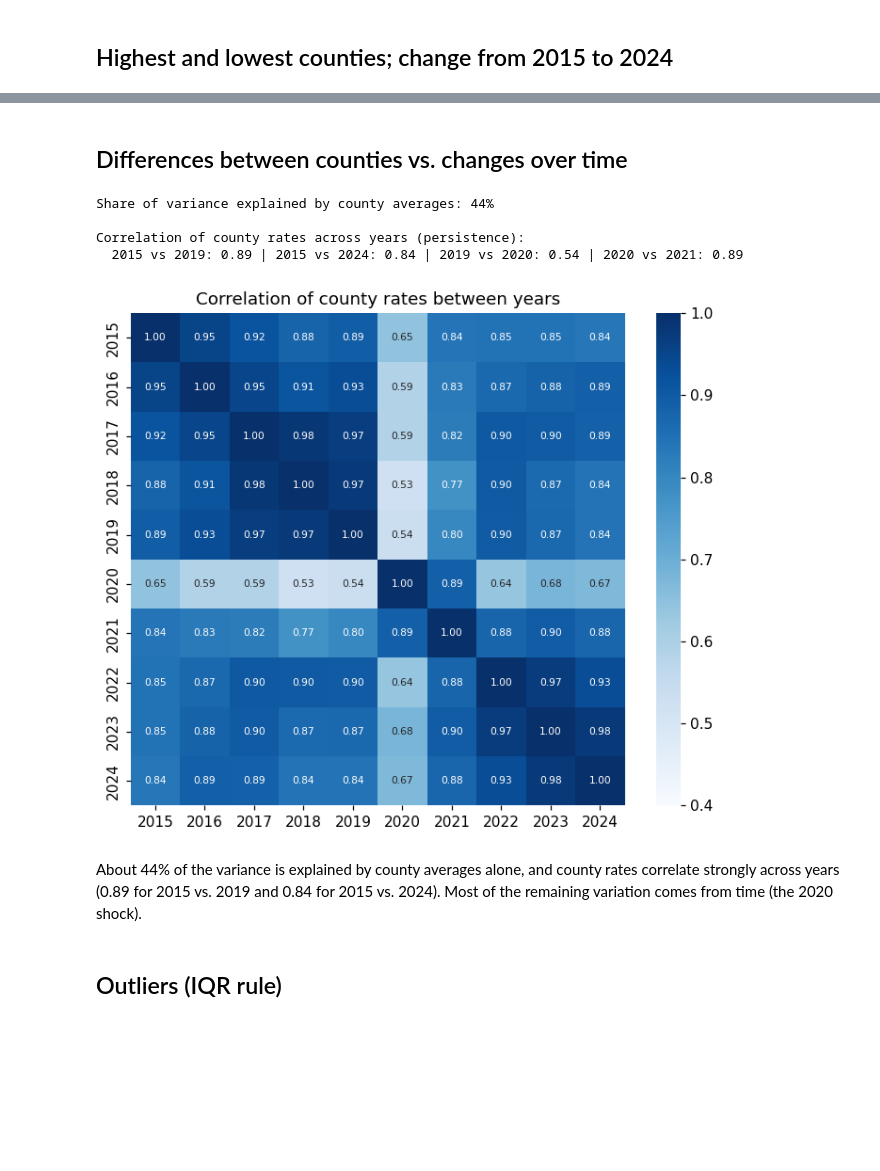
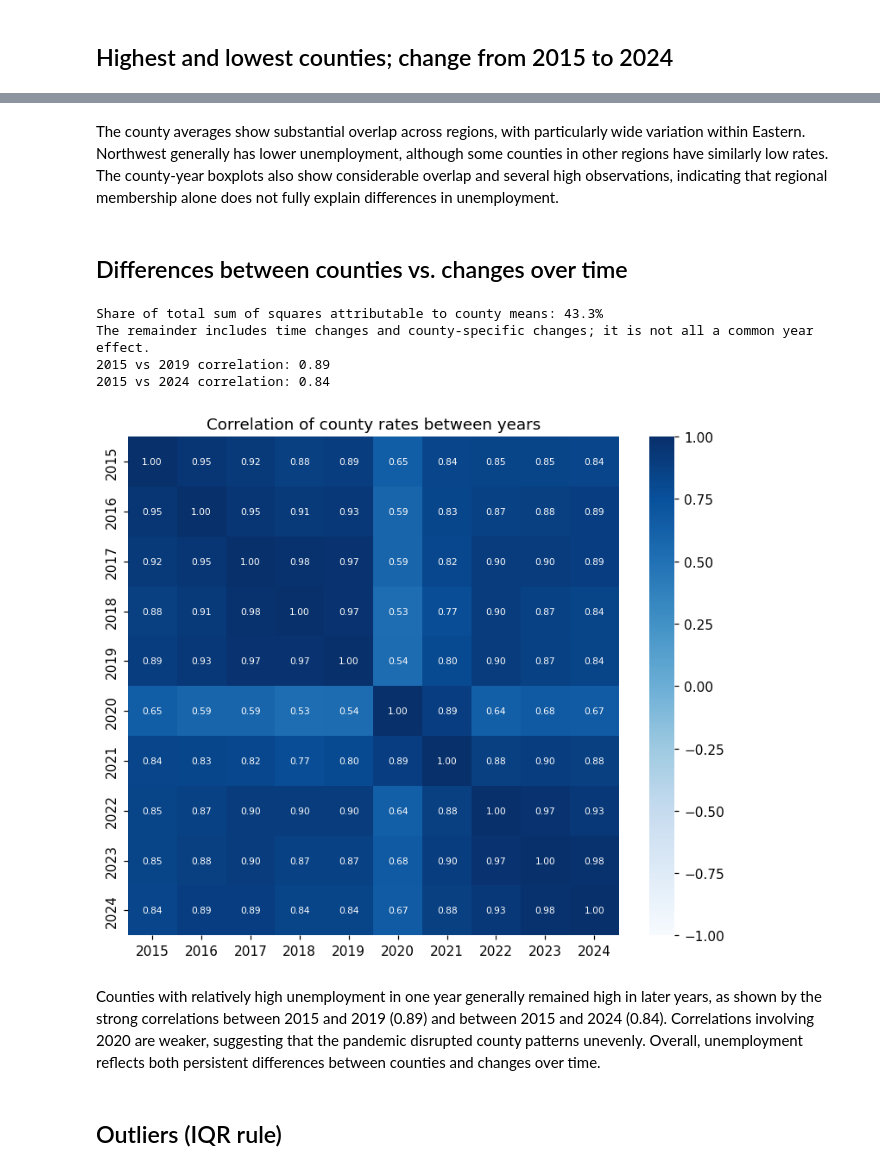
Before and after one commit to binay8/wa-housing, a Jupyter notebook: code/EDA_unemployment rate.ipynb, the cells around one changed output, grey strips where cells are left out. Drawn from its saved outputs; the diff is of its cells as text; code cells hidden in the pictures; blank space fills up the shorter version.

```diff
--- a/code/EDA_unemployment rate.ipynb
+++ b/code/EDA_unemployment rate.ipynb
@@ -179,22 +257,32 @@ two.groupby("region")["unemployment_rate"].agg(["count", "mean", "std", "min", "
+# %% [markdown]
+The county averages show substantial overlap across regions, with particularly wide variation within Eastern. Northwest generally has lower unemployment, although some counties in other regions have similarly low rates. The county-year boxplots also show considerable overlap and several high observations, indicating that regional membership alone does not fully explain differences in unemployment.
 # %% [markdown]
 ## Differences between counties vs. changes over time
 # %%
-total_var = df["unemployment_rate"].var()
-between = df.groupby("county")["unemployment_rate"].mean().var()
-print(f"Share of variance explained by county averages: {between / total_var:.0%}")
-print("\nCorrelation of county rates across years (persistence):")
-print(f"  2015 vs 2019: {wide[2015].corr(wide[2019]):.2f} | 2015 vs 2024: {wide[2015].corr(wide[2024]):.2f} | 2019 vs 2020: {wide[2019].corr(wide[2020]):.2f} | 2020 vs 2021: {wide[2020].corr(wide[2021]):.2f}")
-fig, ax = plt.subplots(figsize=(6.5, 5.5))
-sns.heatmap(wide.corr(), annot=True, fmt=".2f", cmap="Blues", vmin=0.4, vmax=1, annot_kws={"size": 7}, ax=ax); ax.grid(False)
-ax.set(title="Correlation of county rates between years", xlabel="", ylabel=""); plt.tight_layout(); plt.show()
+# Exact sum-of-squares decomposition, using all county-year observations.
+grand_mean = df["unemployment_rate"].mean()
+county_mean_per_row = df.groupby("county_fips")["unemployment_rate"].transform("mean")
+ss_total = ((df["unemployment_rate"] - grand_mean) ** 2).sum()
+ss_between = ((county_mean_per_row - grand_mean) ** 2).sum()
+ss_within = ((df["unemployment_rate"] - county_mean_per_row) ** 2).sum()
+assert np.isclose(ss_total, ss_between + ss_within)
+print(f"Share of total sum of squares attributable to county means: {ss_between / ss_total:.1%}")
+print("The remainder includes time changes and county-specific changes; it is not all a common year effect.")
+print(f"2015 vs 2019 correlation: {wide[2015].corr(wide[2019]):.2f}")
+print(f"2015 vs 2024 correlation: {wide[2015].corr(wide[2024]):.2f}")
+fig, ax = plt.subplots(figsize=(7, 6))
+sns.heatmap(wide.corr(), annot=True, fmt=".2f", cmap="Blues", vmin=-1, vmax=1, annot_kws={"size": 7}, ax=ax)
+ax.grid(False)
+ax.set(title="Correlation of county rates between years", xlabel="", ylabel="")
+plt.tight_layout(); plt.show()
 # %% [output]
-Share of variance explained by county averages: 44%
-
-Correlation of county rates across years (persistence):
-  2015 vs 2019: 0.89 | 2015 vs 2024: 0.84 | 2019 vs 2020: 0.54 | 2020 vs 2021: 0.89
+Share of total sum of squares attributable to county means: 43.3%
+The remainder includes time changes and county-specific changes; it is not all a common year effect.
+2015 vs 2019 correlation: 0.89
+2015 vs 2024 correlation: 0.84
-[figure, old version]
+[figure, new version]
 # %% [markdown]
-About 44% of the variance is explained by county averages alone, and county rates correlate strongly across years (0.89 for 2015 vs. 2019 and 0.84 for 2015 vs. 2024). Most of the remaining variation comes from time (the 2020 shock).
+Counties with relatively high unemployment in one year generally remained high in later years, as shown by the strong correlations between 2015 and 2019 (0.89) and between 2015 and 2024 (0.84). Correlations involving 2020 are weaker, suggesting that the pandemic disrupted county patterns unevenly. Overall, unemployment reflects both persistent differences between counties and changes over time.
 # %% [markdown]
 ## Outliers (IQR rule)
 # %%
```
Also changed, not shown: parts of 20 cells of this notebook.
